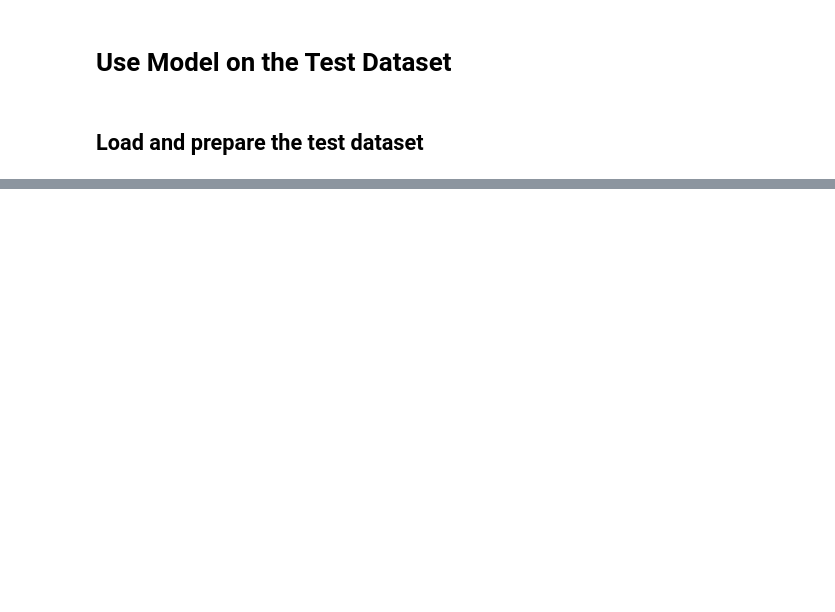
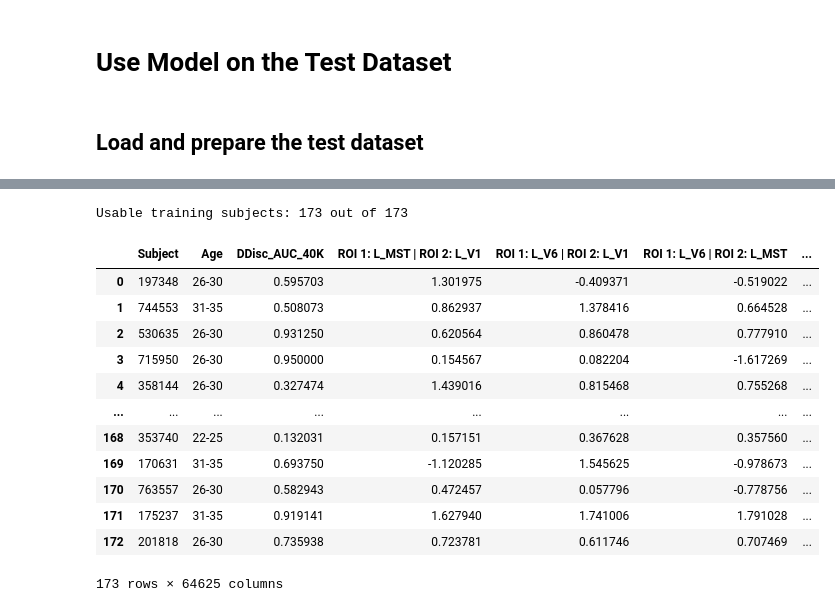
Before and after one commit to pganon32/nh26_td_gamb_diff_FC_best, a Jupyter notebook: ElasticNet_Train.ipynb, the cells around one changed output, grey strips where cells are left out. Cells and saved outputs as stored; diff of their text form; code cells hidden in the pictures; blank space fills up the shorter version.

```diff
--- a/ElasticNet_Train.ipynb
+++ b/ElasticNet_Train.ipynb
@@ -449,0 +526,7 @@ AttributeError: module 'functional_functions' has no attribute 'get_mmp_coordina
+# %%
+# Bring corr_mat_ids and _zScores into dataframes
+corr_mat_test_ids_df = pd.DataFrame(corr_mat_test_ids, columns=["Subject"])
+
+corr_mat_test_zScore_df = pd.DataFrame(corr_mat_test_zScore)
+
+corr_mat_test_zScore_df.columns
@@ -449,0 +571,7 @@ AttributeError: module 'functional_functions' has no attribute 'get_mmp_coordina
+# %%
+merged_test_df = (
+    test_df
+    .merge(corr_mat_test_zScore_id_df, on="Subject", how="left")
+)
+
+merged_test_df
@@ -449,0 +594,4 @@ AttributeError: module 'functional_functions' has no attribute 'get_mmp_coordina
+# %%
+age_mapping = {age: i for i, age in enumerate(age_ranges)}
+merged_test_df["Age_ordinal"] = merged_test_df["Age"].map(age_mapping)
+merged_test_df
@@ -449,0 +612,34 @@ AttributeError: module 'functional_functions' has no attribute 'get_mmp_coordina
+# %%
+# IMPORTANT: Do this after mapping and transforming the ordinal data, so that unmapped/unexpected strings in
+#            that step that became silently NaN are removed
+
+# Clean
+cleaned_test_df = merged_test_df.dropna(subset=connectivity_vars + ['Age_ordinal', 'Gender'])
+cleaned_test_df = cleaned_test_df.copy() # Because otherwise numpy will complain later 'cause it doesn't know if it should also change the 'mother' train data
+print(f"Usable training subjects: {len(cleaned_test_df)} out of {len(merged_test_df)}")
+# %% [output]
+Usable training subjects: 173 out of 173
+# %%
+# Define categorical variables
+# Dummy code
+final_test_df = pd.get_dummies(
+    cleaned_test_df,
+    columns=categorical_cols,
+    drop_first=True
+)
+
+final_test_df
+# %% [output]
+|  | Subject | Age | DDisc_AUC_40K | ROI 1: L_MST | ROI 2: L_V1 | ROI 1: L_V6 | ROI 2: L_V1 | ROI 1: L_V6 | ROI 2: L_MST | ... |
+| 0 | 197348 | 26-30 | 0.595703 | 1.301975 | -0.409371 | -0.519022 | ... |
+| 1 | 744553 | 31-35 | 0.508073 | 0.862937 | 1.378416 | 0.664528 | ... |
+| 2 | 530635 | 26-30 | 0.931250 | 0.620564 | 0.860478 | 0.777910 | ... |
+| 3 | 715950 | 26-30 | 0.950000 | 0.154567 | 0.082204 | -1.617269 | ... |
+| 4 | 358144 | 26-30 | 0.327474 | 1.439016 | 0.815468 | 0.755268 | ... |
+| ... | ... | ... | ... | ... | ... | ... | ... |
+| 168 | 353740 | 22-25 | 0.132031 | 0.157151 | 0.367628 | 0.357560 | ... |
+| 169 | 170631 | 31-35 | 0.693750 | -1.120285 | 1.545625 | -0.978673 | ... |
+| 170 | 763557 | 26-30 | 0.582943 | 0.472457 | 0.057796 | -0.778756 | ... |
+| 171 | 175237 | 31-35 | 0.919141 | 1.627940 | 1.741006 | 1.791028 | ... |
+| 172 | 201818 | 26-30 | 0.735938 | 0.723781 | 0.611746 | 0.707469 | ... |
+173 rows × 64625 columns
```
Also changed, not shown: parts of 21 cells of this notebook.
